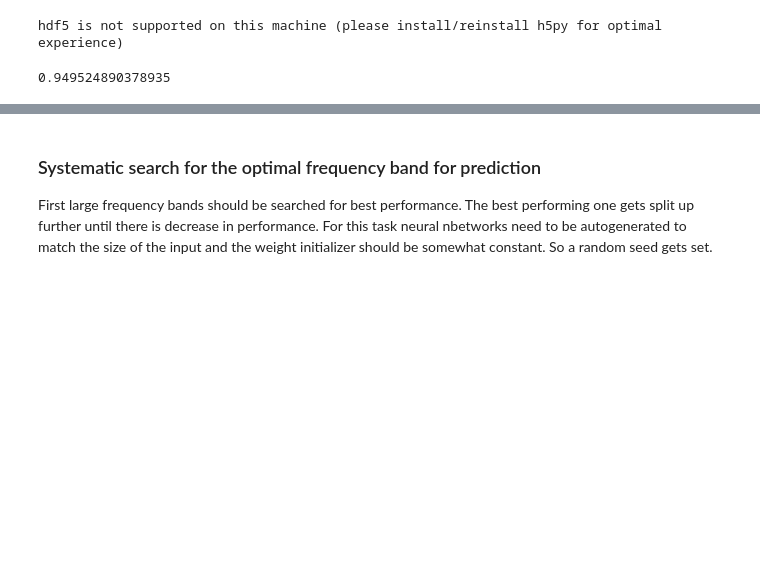
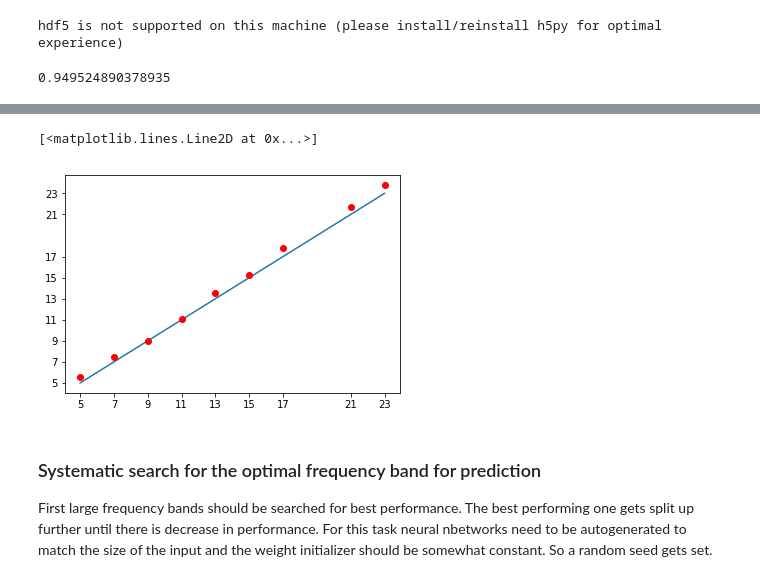
Before and after one commit to LucaHermes/PiezoAntenna, a Jupyter notebook: Piezo Antenna.ipynb, the cells around one changed output, grey strips where cells are left out. Drawn from its saved outputs; the diff is of its cells as text; code cells hidden in the pictures; blank space fills up the shorter version.

```diff
--- a/Piezo Antenna.ipynb
+++ b/Piezo Antenna.ipynb
@@ -623,3 +613,25 @@ Mean Divergence 0.7001190022702054
+# %%
+#plt.plot(y_test, predictions)
+# sort predictions
+sorted_predictions = [x for _,x in sorted(zip(y_test, predictions))]
+ys = np.reshape(sorted(y_test), [len(y_test)])
+last_y = ys[0]
+means = [sorted_predictions[0]]
+mean_prediction = []
+for i in range(1, len(ys)):
+    if last_y != ys[i]:
+        mean_prediction.append(np.mean(means))
+        means = []
+    last_y = ys[i]
+    means.append(sorted_predictions[i])
+mean_prediction.append(np.mean(means))
+plt.xticks(np.unique(ys))
+plt.yticks(np.unique(ys))
+plt.plot([5, 23], [5, 23])
+plt.plot(np.unique(ys), mean_prediction, 'ro')
+# %% [output]
+[<matplotlib.lines.Line2D at 0x...>]
+[figure, added]
 # %% [markdown]
 ### Systematic search for the optimal frequency band for prediction
 
```
Also changed, not shown: parts of 3 cells of this notebook.
